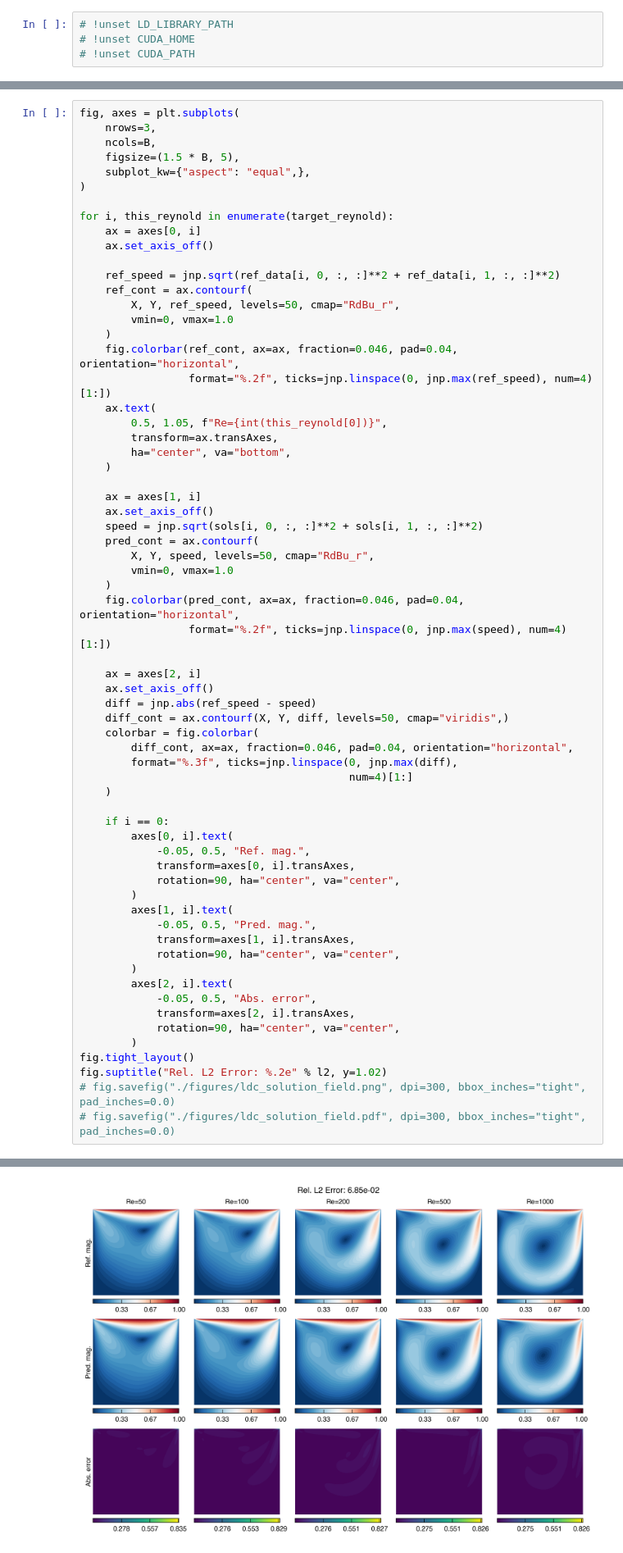
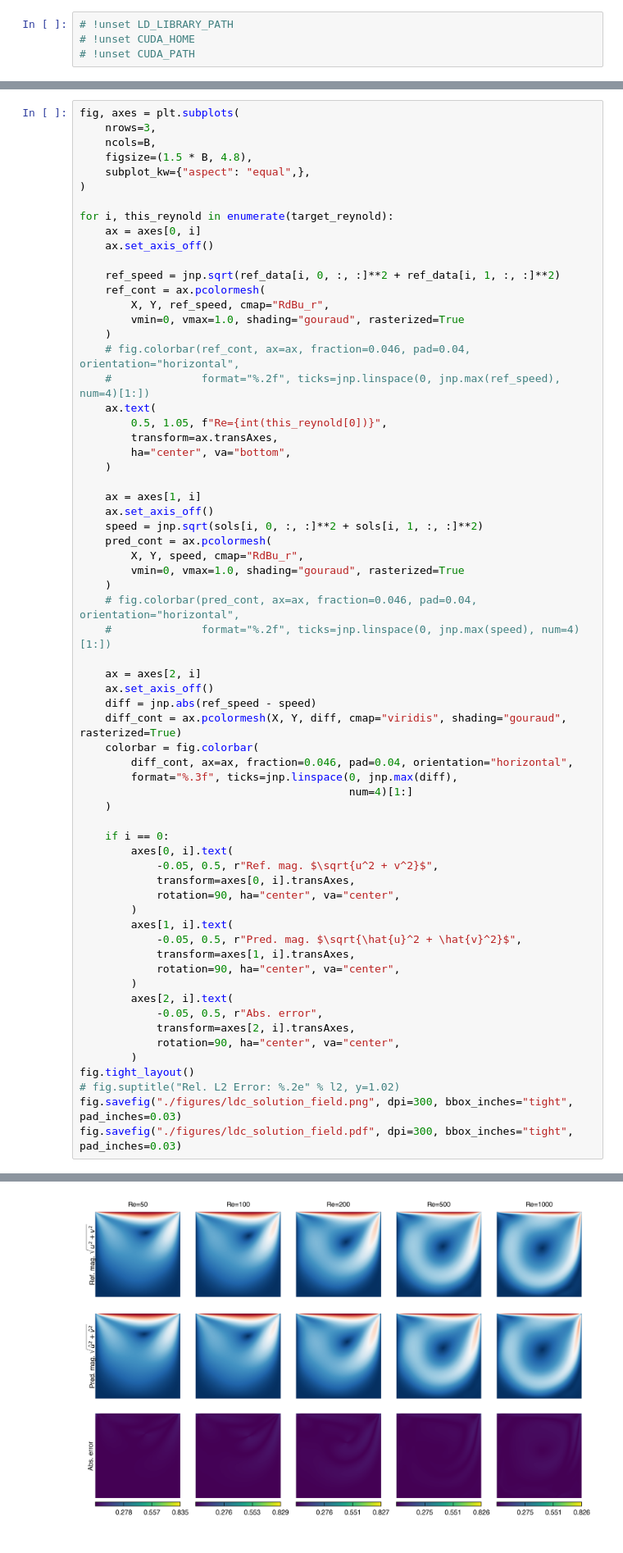
Before and after one commit to NanxiiChen/PI-CViT, a Jupyter notebook: ldc/eval.ipynb, the cells around one changed output, grey strips where cells are left out. Shown at 82% size. Cells and saved outputs as stored; diff of their text form.

```diff
--- a/ldc/eval.ipynb
+++ b/ldc/eval.ipynb
@@ -202,7 +202,7 @@ Text(0.5, 0, 'Reynolds Number')
 fig, axes = plt.subplots(
     nrows=3,
     ncols=B,
-    figsize=(1.5 * B, 5),
+    figsize=(1.5 * B, 4.8),
     subplot_kw={"aspect": "equal",},
 )
 
@@ -211,12 +211,12 @@ for i, this_reynold in enumerate(target_reynold):
     ax.set_axis_off()
 
     ref_speed = jnp.sqrt(ref_data[i, 0, :, :]**2 + ref_data[i, 1, :, :]**2)
-    ref_cont = ax.contourf(
-        X, Y, ref_speed, levels=50, cmap="RdBu_r",
-        vmin=0, vmax=1.0
+    ref_cont = ax.pcolormesh(
+        X, Y, ref_speed, cmap="RdBu_r",
+        vmin=0, vmax=1.0, shading="gouraud", rasterized=True
     )
-    fig.colorbar(ref_cont, ax=ax, fraction=0.046, pad=0.04, orientation="horizontal",
-                 format="%.2f", ticks=jnp.linspace(0, jnp.max(ref_speed), num=4)[1:])
+    # fig.colorbar(ref_cont, ax=ax, fraction=0.046, pad=0.04, orientation="horizontal",
+    #              format="%.2f", ticks=jnp.linspace(0, jnp.max(ref_speed), num=4)[1:])
     ax.text(
         0.5, 1.05, f"Re={int(this_reynold[0])}",
         transform=ax.transAxes,
@@ -226,17 +226,17 @@ for i, this_reynold in enumerate(target_reynold):
     ax = axes[1, i]
     ax.set_axis_off()
     speed = jnp.sqrt(sols[i, 0, :, :]**2 + sols[i, 1, :, :]**2)
-    pred_cont = ax.contourf(
-        X, Y, speed, levels=50, cmap="RdBu_r",
-        vmin=0, vmax=1.0
+    pred_cont = ax.pcolormesh(
+        X, Y, speed, cmap="RdBu_r",
+        vmin=0, vmax=1.0, shading="gouraud", rasterized=True
     )
-    fig.colorbar(pred_cont, ax=ax, fraction=0.046, pad=0.04, orientation="horizontal",
-                 format="%.2f", ticks=jnp.linspace(0, jnp.max(speed), num=4)[1:])
+    # fig.colorbar(pred_cont, ax=ax, fraction=0.046, pad=0.04, orientation="horizontal",
+    #              format="%.2f", ticks=jnp.linspace(0, jnp.max(speed), num=4)[1:])
 
     ax = axes[2, i]
     ax.set_axis_off()
     diff = jnp.abs(ref_speed - speed)
-    diff_cont = ax.contourf(X, Y, diff, levels=50, cmap="viridis",)
+    diff_cont = ax.pcolormesh(X, Y, diff, cmap="viridis", shading="gouraud", rasterized=True)
     colorbar = fig.colorbar(
         diff_cont, ax=ax, fraction=0.046, pad=0.04, orientation="horizontal",
         format="%.3f", ticks=jnp.linspace(0, jnp.max(diff),
@@ -245,22 +245,22 @@ for i, this_reynold in enumerate(target_reynold):
 
     if i == 0:
         axes[0, i].text(
-            -0.05, 0.5, "Ref. mag.",
+            -0.05, 0.5, r"Ref. mag. $\sqrt{u^2 + v^2}$",
             transform=axes[0, i].transAxes,
             rotation=90, ha="center", va="center",
         )
         axes[1, i].text(
-            -0.05, 0.5, "Pred. mag.",
+            -0.05, 0.5, r"Pred. mag. $\sqrt{\hat{u}^2 + \hat{v}^2}$",
             transform=axes[1, i].transAxes,
             rotation=90, ha="center", va="center",
         )
         axes[2, i].text(
-            -0.05, 0.5, "Abs. error",
+            -0.05, 0.5, r"Abs. error",
             transform=axes[2, i].transAxes,
             rotation=90, ha="center", va="center",
         )
 fig.tight_layout()
-fig.suptitle("Rel. L2 Error: %.2e" % l2, y=1.02)
-# fig.savefig("./figures/ldc_solution_field.png", dpi=300, bbox_inches="tight", pad_inches=0.0)
-# fig.savefig("./figures/ldc_solution_field.pdf", dpi=300, bbox_inches="tight", pad_inches=0.0)
+# fig.suptitle("Rel. L2 Error: %.2e" % l2, y=1.02)
+fig.savefig("./figures/ldc_solution_field.png", dpi=300, bbox_inches="tight", pad_inches=0.03)
+fig.savefig("./figures/ldc_solution_field.pdf", dpi=300, bbox_inches="tight", pad_inches=0.03)
 # %% [output]
@@ -268,4 +267,4 @@ Text(0.5, 1.02, 'Rel. L2 Error: 6.85e-02')
-[figure, old version]
+[figure, new version]
 # %%
 x = jnp.linspace(0, 1, Nx)
 y = jnp.linspace(0, 1, Ny)
```
Also changed, not shown: parts of 4 cells of this notebook, 12 other files.
